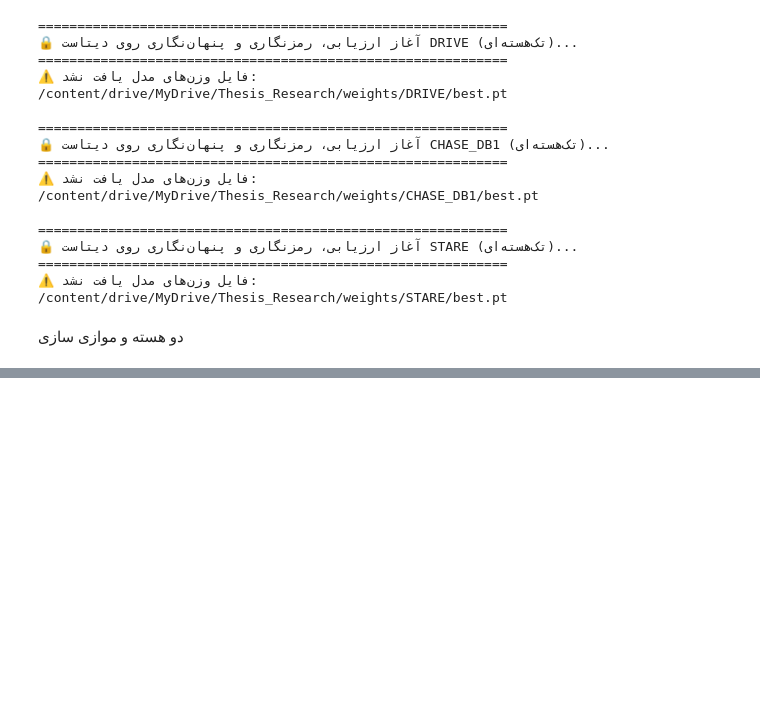
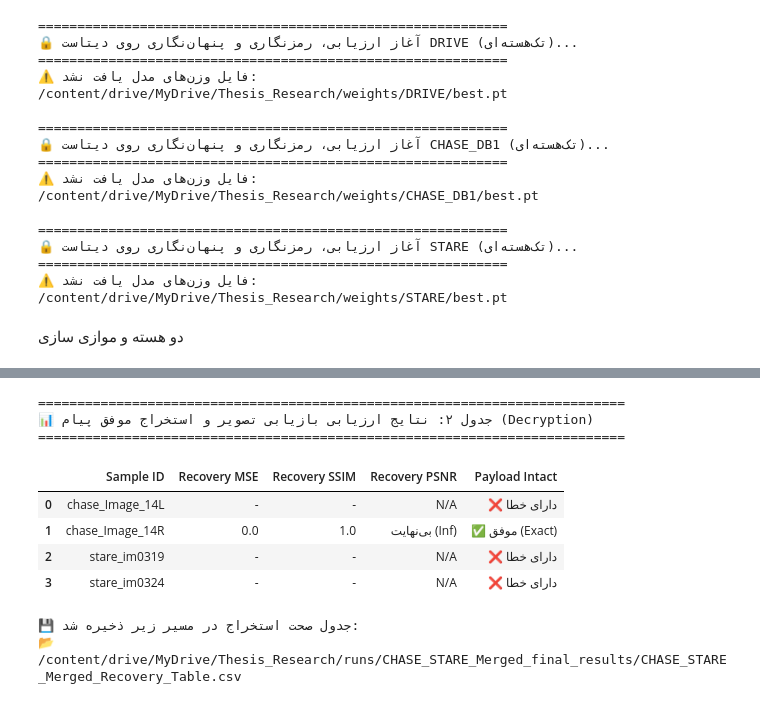
Before and after one commit to mohammadham/ppp, a Jupyter notebook: final_report/thesis/published/scripts/medsec_colab/MIXED.ipynb, the cells around one changed output, grey strips where cells are left out. Drawn from its saved outputs; the diff is of its cells as text; code cells hidden in the pictures; blank space fills up the shorter version.

```diff
--- a/final_report/thesis/published/scripts/medsec_colab/MIXED.ipynb
+++ b/final_report/thesis/published/scripts/medsec_colab/MIXED.ipynb
@@ -969,7 +971,7 @@ import json
 import pandas as pd
 from pathlib import Path
 
-run_dir = Path('/content/drive/MyDrive/Thesis_Research/runs/DRIVE_final_results')
+run_dir = Path('/content/drive/MyDrive/Thesis_Research/runs/CHASE_STARE_Merged_final_results')
 samples_file = run_dir / 'samples.jsonl'
 
 if not samples_file.exists():
@@ -984,34 +986,45 @@ with open(samples_file, 'r', encoding='utf-8') as f:
 
         sample_id = data.get('id', 'Unknown')
 
         # خواندن کیفیت بازیابی (Extraction/Recovery)
         recovery_metrics = data.get('recovery_quality', {})
         rec_psnr = recovery_metrics.get('psnr', 'N/A')
         rec_ssim = recovery_metrics.get('ssim', 'N/A')
         rec_mse = recovery_metrics.get('mse', 'N/A')
 
         # بررسی صحت پیام استخراج شده
         message_exact = data.get('message_exact', False)
 
         records.append({
             'Sample ID': str(sample_id),
             'Recovery MSE': round(float(rec_mse), 4) if rec_mse != 'N/A' else '-',
             'Recovery SSIM': round(float(rec_ssim), 4) if rec_ssim != 'N/A' else '-',
             'Recovery PSNR': "بی‌نهایت (Inf)" if str(rec_psnr) == "Infinity" else rec_psnr,
             'Payload Intact': '✅ موفق (Exact)' if message_exact else '❌ دارای خطا'
         })
 
 df_recovery = pd.DataFrame(records)
 
 print("=" * 75)
 print("📊 جدول ۲: نتایج ارزیابی بازیابی تصویر و استخراج موفق پیام (Decryption)")
 print("=" * 75)
 display(df_recovery)
 
 # ذخیره جدول
-csv_path = run_dir / 'DRIVE_Recovery_Table.csv'
+csv_path = run_dir / 'CHASE_STARE_Merged_Recovery_Table.csv'
 df_recovery.to_csv(csv_path, index=False, encoding='utf-8-sig')
 print(f"\n💾 جدول صحت استخراج در مسیر زیر ذخیره شد:\n📂 {csv_path}")
+# %% [output]
+===========================================================================
+📊 جدول ۲: نتایج ارزیابی بازیابی تصویر و استخراج موفق پیام (Decryption)
+===========================================================================
+|  | Sample ID | Recovery MSE | Recovery SSIM | Recovery PSNR | Payload Intact |
+| 0 | chase_Image_14L | - | - | N/A | ❌ دارای خطا |
+| 1 | chase_Image_14R | 0.0 | 1.0 | بی‌نهایت (Inf) | ✅ موفق (Exact) |
+| 2 | stare_im0319 | - | - | N/A | ❌ دارای خطا |
+| 3 | stare_im0324 | - | - | N/A | ❌ دارای خطا |
+💾 جدول صحت استخراج در مسیر زیر ذخیره شد:
+📂 /content/drive/MyDrive/Thesis_Research/runs/CHASE_STARE_Merged_final_results/CHASE_STARE_Merged_Recovery_Table.csv
 # %%
 # [گام ۱۴]: مصورسازی تصویر اصلی، تصویر استگو و تصویر بازیابی‌شده
 import matplotlib.pyplot as plt
```
Also changed, not shown: parts of 10 cells of this notebook.
